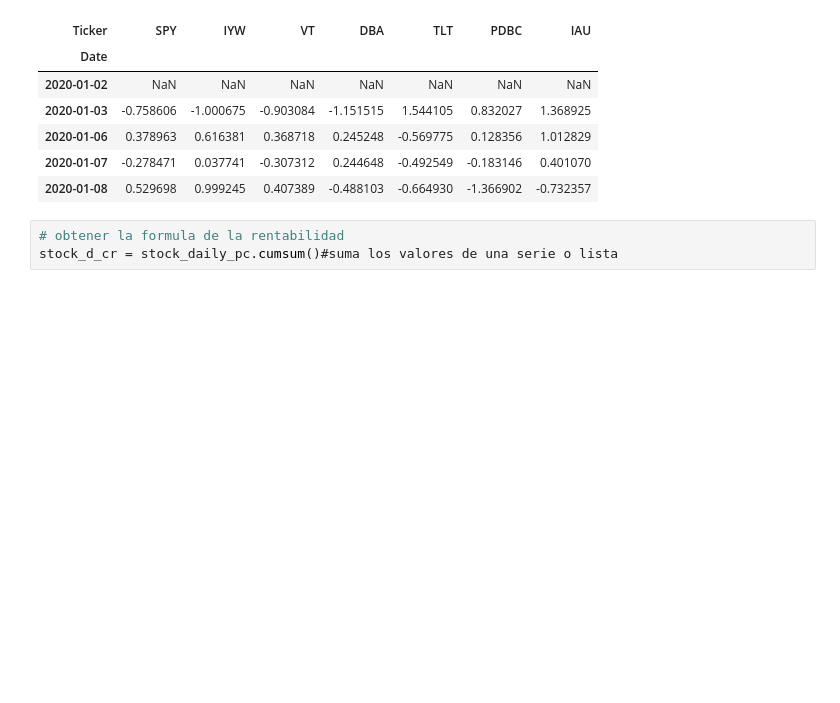
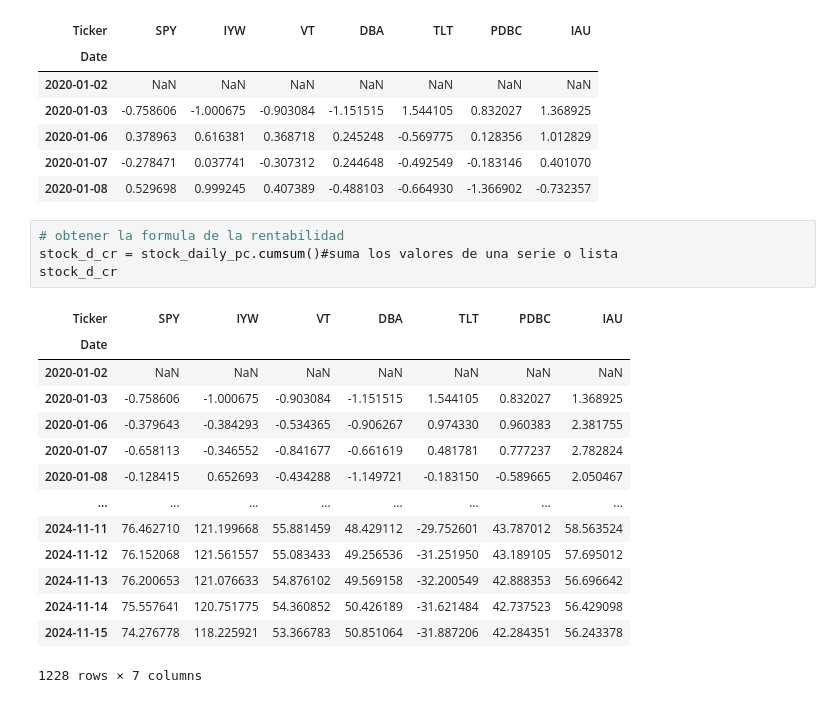
Before and after one commit to Jsssus/JesusSIC, a Jupyter notebook: UNIDAD_08/Mini_proyecto_analisis_datos_1/Mini_proyecto.ipynb, the cells around one changed output. Saved outputs shown, nothing was run; the diff lists cells and outputs as text; blank space fills up the shorter version.

```diff
--- a/UNIDAD_08/Mini_proyecto_analisis_datos_1/Mini_proyecto.ipynb
+++ b/UNIDAD_08/Mini_proyecto_analisis_datos_1/Mini_proyecto.ipynb
@@ -255,3 +255,19 @@ stock_daily_pc.head()
 # %%
 # obtener la formula de la rentabilidad
 stock_d_cr = stock_daily_pc.cumsum()#suma los valores de una serie o lista
+stock_d_cr
+# %% [output]
+| Ticker | SPY | IYW | VT | DBA | TLT | PDBC | IAU |
+| Date |  |  |  |  |  |  |  |
+| 2020-01-02 | NaN | NaN | NaN | NaN | NaN | NaN | NaN |
+| 2020-01-03 | -0.758606 | -1.000675 | -0.903084 | -1.151515 | 1.544105 | 0.832027 | 1.368925 |
+| 2020-01-06 | -0.379643 | -0.384293 | -0.534365 | -0.906267 | 0.974330 | 0.960383 | 2.381755 |
+| 2020-01-07 | -0.658113 | -0.346552 | -0.841677 | -0.661619 | 0.481781 | 0.777237 | 2.782824 |
+| 2020-01-08 | -0.128415 | 0.652693 | -0.434288 | -1.149721 | -0.183150 | -0.589665 | 2.050467 |
+| ... | ... | ... | ... | ... | ... | ... | ... |
+| 2024-11-11 | 76.462710 | 121.199668 | 55.881459 | 48.429112 | -29.752601 | 43.787012 | 58.563524 |
+| 2024-11-12 | 76.152068 | 121.561557 | 55.083433 | 49.256536 | -31.251950 | 43.189105 | 57.695012 |
+| 2024-11-13 | 76.200653 | 121.076633 | 54.876102 | 49.569158 | -32.200549 | 42.888353 | 56.696642 |
+| 2024-11-14 | 75.557641 | 120.751775 | 54.360852 | 50.426189 | -31.621484 | 42.737523 | 56.429098 |
+| 2024-11-15 | 74.276778 | 118.225921 | 53.366783 | 50.851064 | -31.887206 | 42.284351 | 56.243378 |
+1228 rows × 7 columns
```
Also changed, not shown: parts of 4 cells of this notebook.
